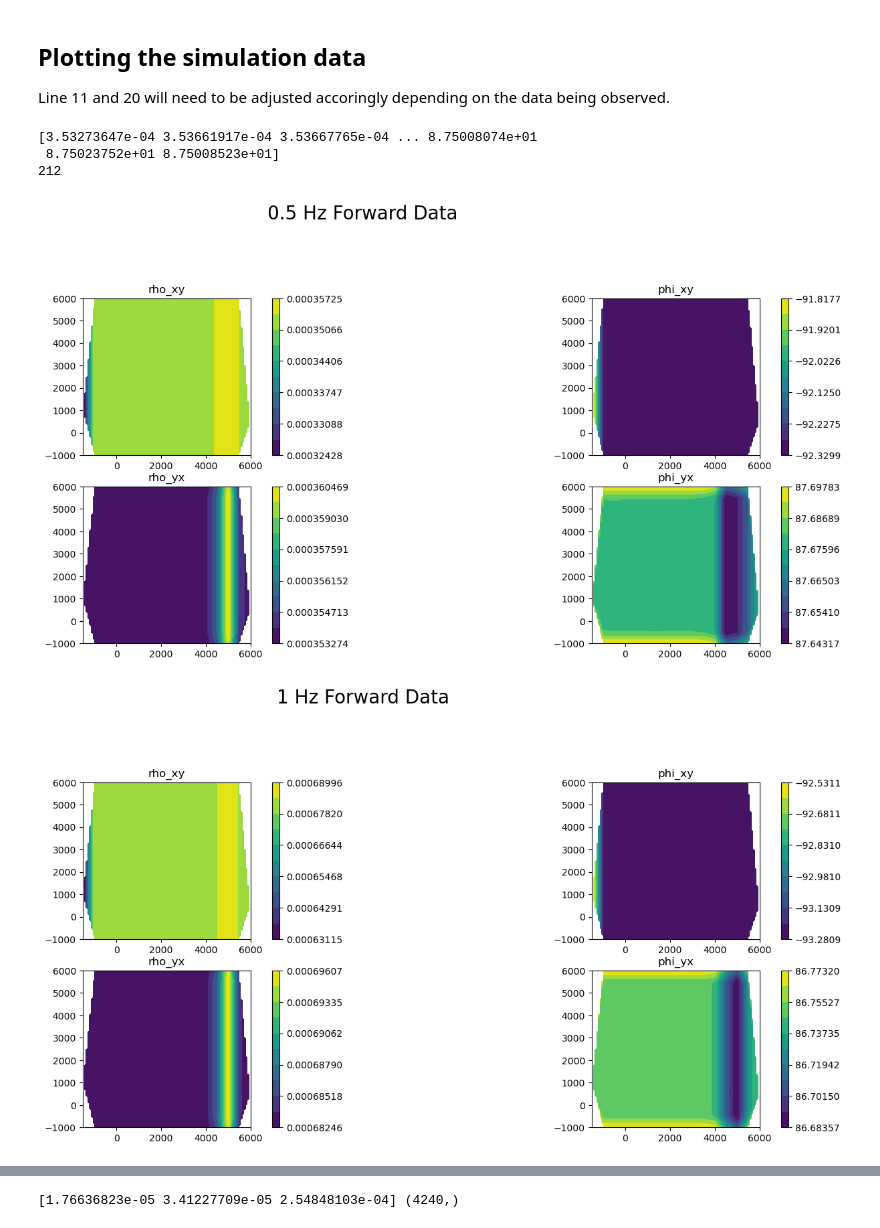
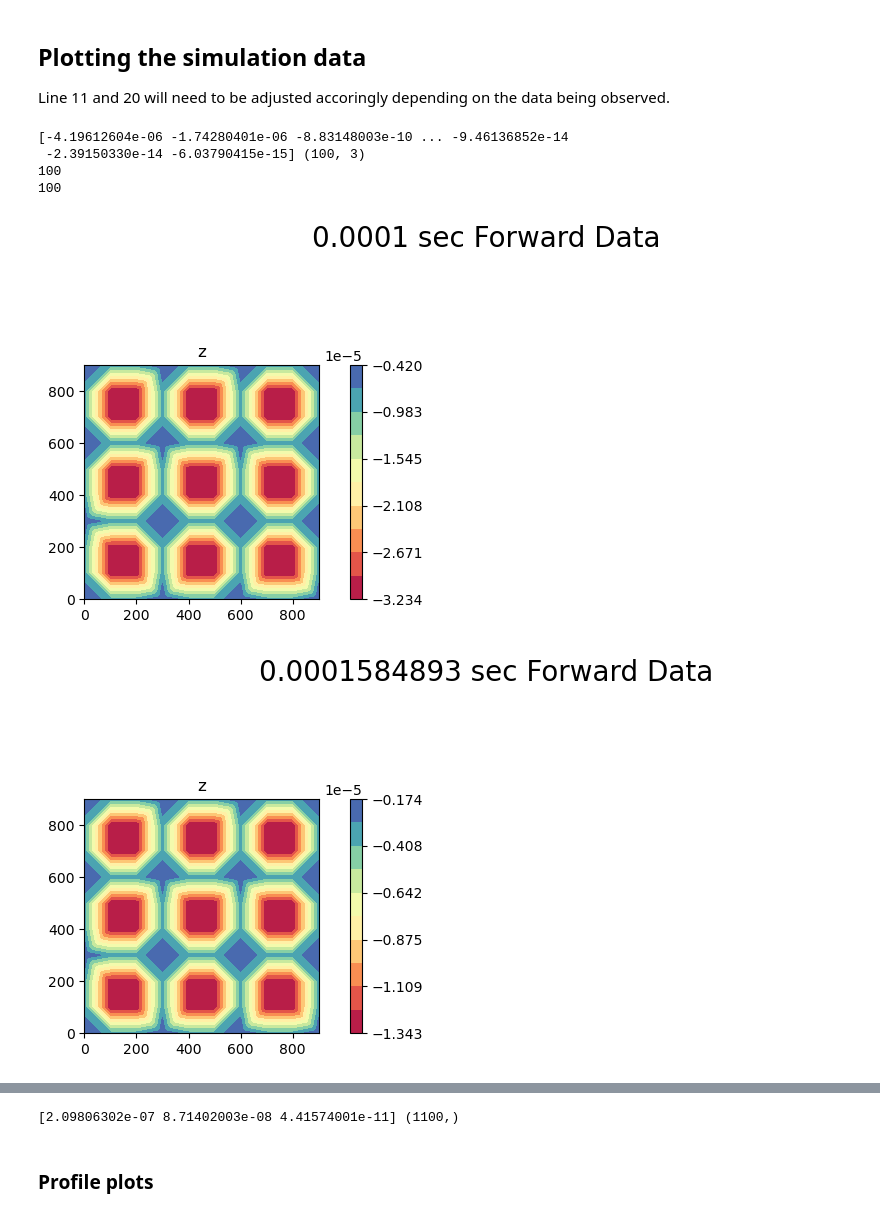
Before and after one commit to JKutt/transformers_segmentation, a Jupyter notebook: PGI/tdem/tdem-forward-model-notebook.ipynb, the cells around one changed output, grey strips where cells are left out. Cells and saved outputs as stored; diff of their text form; code cells hidden in the pictures.

```diff
--- a/PGI/tdem/tdem-forward-model-notebook.ipynb
+++ b/PGI/tdem/tdem-forward-model-notebook.ipynb
@@ -171,7 +193,8 @@ ValueError: Points outside of mesh
 
 Line 11 and 20 will need to be adjusted accoringly depending on the data being observed.
 # %%
-print(survey.dobs)
+sim.survey.dobs = sim.survey.dtrue
+print(survey.dobs, receivers.shape)
 # Assign uncertainties
 std = 0.05  # 5% std
 sim.survey.std = np.abs(survey.dobs) * std
@@ -190,48 +213,45 @@ gates = [
     3.981072e-03,
     6.309573e-03,
     1.000000e-02,
 ]
 
 # reshape data for plotting
 print(receivers.shape[0])
 num_station = receivers.shape[0]
 
 num_frequencies = len(gates)
 
-num_sets = int(survey.dobs.shape[0] / len(gates))
-dnew = np.reshape(survey.dobs, (num_frequencies, num_sets))
-stdnew = np.reshape(survey.std, (num_frequencies, num_sets))
+num_sets = int(survey.dobs.shape[0] / num_frequencies) # len(gates))
+print(num_sets)
+dnew = np.reshape(survey.dobs, (num_frequencies, num_sets), order='F')
+stdnew = np.reshape(survey.std, (num_frequencies, num_sets), order='F')
 
 cnt = 0
 
-for freq in gates:
+profile_hold = []
+
+for freq in range(len(gates)):
     cnt_comp = 0
     # comps_ = ['rho_xy', 'phi_xy', 'rho_yx', 'phi_yx']
     comps_ = ['z']
     fig1 = plt.figure(figsize=(18, 14))
     for rx_orientation in range(len(comps_)):
         pert = 1e-3
         pert_diag = 0  #np.percentile(np.abs(dnew[cnt, num_station*rx_orientation:num_station*(rx_orientation + 1)]), 10)
-        if comps_[rx_orientation][-2:] == 'xx':
-            stdnew[cnt, num_station*rx_orientation:num_station*(rx_orientation + 1)] = np.abs(dnew[cnt, num_station*rx_orientation:num_station*(rx_orientation + 1)] * 0.1) + pert
-        elif comps_[rx_orientation][-2:] == 'yy':
-            stdnew[cnt, num_station*rx_orientation:num_station*(rx_orientation + 1)] = np.abs(dnew[cnt, num_station*rx_orientation:num_station*(rx_orientation + 1)] * 0.1) + pert
-        else:
-#             print(pert_diag)
-            stdnew[cnt, num_station*rx_orientation:num_station*(rx_orientation + 1)] = np.abs(dnew[cnt, num_station*rx_orientation:num_station*(rx_orientation + 1)] * 0.05) + pert_diag
 
         ax = plt.subplot(4,2, cnt_comp + 1)
-        im = utils.plot_utils.plot2Ddata(receivers, dnew[cnt, num_station*rx_orientation:num_station*(rx_orientation + 1)], ax=ax)
+        im = utils.plot_utils.plot2Ddata(receivers, dnew[freq, :], ax=ax, contourOpts={'cmap':'Spectral'})
         ax.set_title(comps_[rx_orientation])
         plt.colorbar(im[0])
         cnt_comp += 1
     cnt += 1
-    fig1.suptitle(freq + ' Hz Forward Data', fontsize='20')
+    fig1.suptitle(str(gates[freq]) + ' sec Forward Data', fontsize='20')
 plt.show()
 print(mkvc(stdnew)[:3], stdnew.flatten('F').shape)
 # %% [output]
-[3.53273647e-04 3.53661917e-04 3.53667765e-04 ... 8.75008074e+01
- 8.75023752e+01 8.75008523e+01]
-212
+[-4.19612604e-06 -1.74280401e-06 -8.83148003e-10 ... -9.46136852e-14
+ -2.39150330e-14 -6.03790415e-15] (100, 3)
+100
+100
-[figure, old version]
+[figure, new version]
-[figure, old version]
+[figure, new version]
@@ -241 +267,3 @@ print(mkvc(stdnew)[:3], stdnew.flatten('F').shape)
-[1.76636823e-05 3.41227709e-05 2.54848103e-04] (4240,)
+[2.09806302e-07 8.71402003e-08 4.41574001e-11] (1100,)
+# %% [markdown]
+### Profile plots
```
Also changed, not shown: parts of 15 cells of this notebook, 2 other files.
